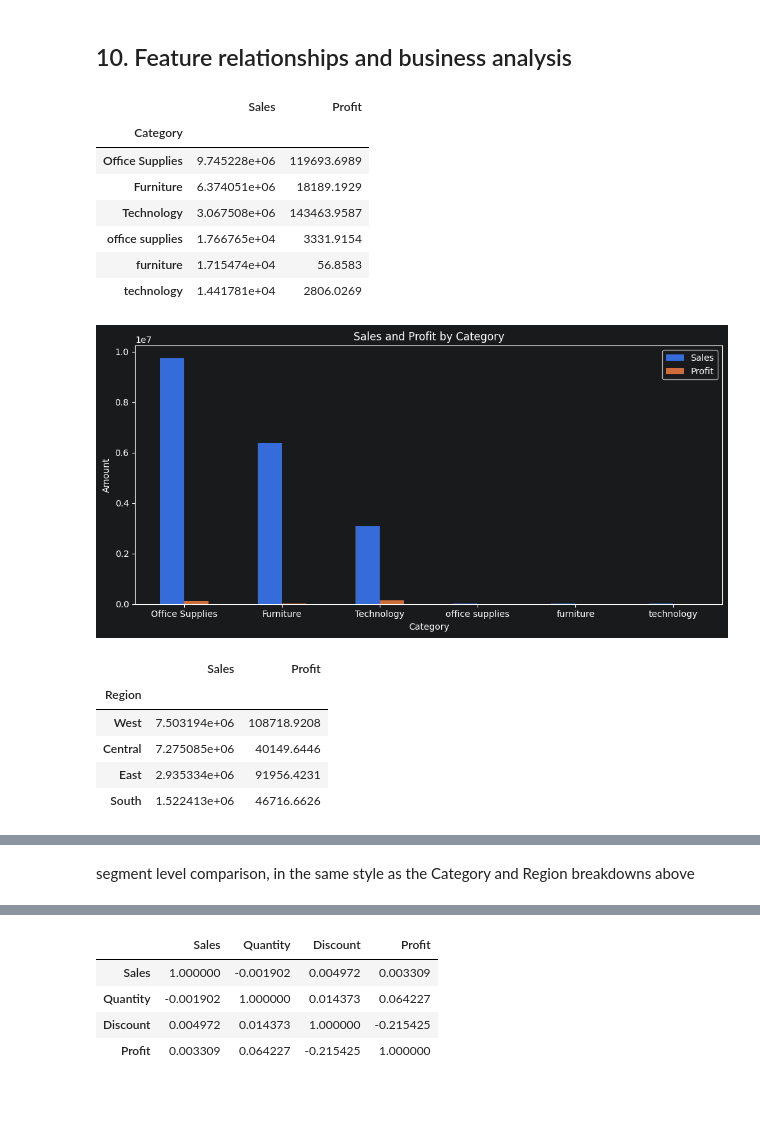
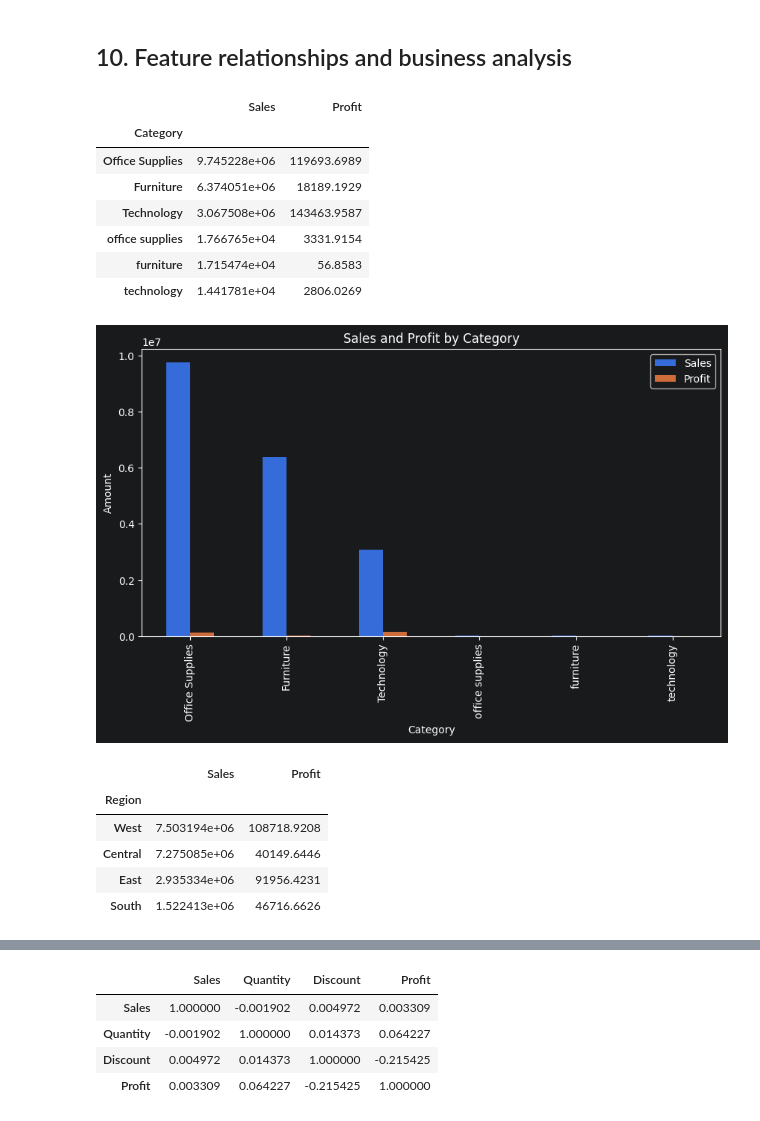
Before and after one commit to Abd0id/DataStore360, a Jupyter notebook: notebooks/EDA.ipynb, the cells around one changed output, grey strips where cells are left out. Saved outputs shown, nothing was run; the diff lists cells and outputs as text; code cells hidden in the pictures.

```diff
--- a/notebooks/EDA.ipynb
+++ b/notebooks/EDA.ipynb
@@ -243,33 +238,27 @@ plt.show()
 # %% [markdown]
 ## 10. Feature relationships and business analysis
 # %%
-if {'Category', 'Sales', 'Profit'}.issubset(df.columns):
-    category_summary = df.groupby('Category')[['Sales', 'Profit']].sum().sort_values('Sales', ascending=False)
-    display(category_summary)
-    category_summary.plot(kind='bar', figsize=(10, 5), title='Sales and Profit by Category')
-    plt.ylabel('Amount')
-    plt.xticks(rotation=0)
-    plt.tight_layout()
-    plt.show()
+category_summary = df.groupby('Category')[['Sales', 'Profit']].sum().sort_values('Sales', ascending=False)
+display(category_summary)
+category_summary.plot(kind='bar', figsize=(10, 5), title='Sales and Profit by Category')
+plt.ylabel('Amount')
+plt.show()
 
-if {'Region', 'Sales', 'Profit'}.issubset(df.columns):
-    region_summary = df.groupby('Region')[['Sales', 'Profit']].sum().sort_values('Sales', ascending=False)
-    display(region_summary)
-    region_summary.plot(kind='bar', figsize=(10, 5), title='Sales and Profit by Region')
-    plt.ylabel('Amount')
-    plt.xticks(rotation=0)
-    plt.tight_layout()
-    plt.show()
+region_summary = df.groupby('Region')[['Sales', 'Profit']].sum().sort_values('Sales', ascending=False)
+display(region_summary)
+region_summary.plot(kind='bar', figsize=(10, 5), title='Sales and Profit by Region')
+plt.ylabel('Amount')
+plt.show()
 # %% [output]
 |  | Sales | Profit |
 | Category |  |  |
 | Office Supplies | 9.745228e+06 | 119693.6989 |
 | Furniture | 6.374051e+06 | 18189.1929 |
 | Technology | 3.067508e+06 | 143463.9587 |
 | office supplies | 1.766765e+04 | 3331.9154 |
 | furniture | 1.715474e+04 | 56.8583 |
 | technology | 1.441781e+04 | 2806.0269 |
-[figure, old version]
+[figure, new version]
 |  | Sales | Profit |
 | Region |  |  |
 | West | 7.503194e+06 | 108718.9208 |
@@ -280,3 +269 @@ if {'Region', 'Sales', 'Profit'}.issubset(df.columns):
-# %% [markdown]
-segment level comparison, in the same style as the Category and Region breakdowns above
 # %%
```
Also changed, not shown: parts of 4 cells of this notebook, 33 other files.
